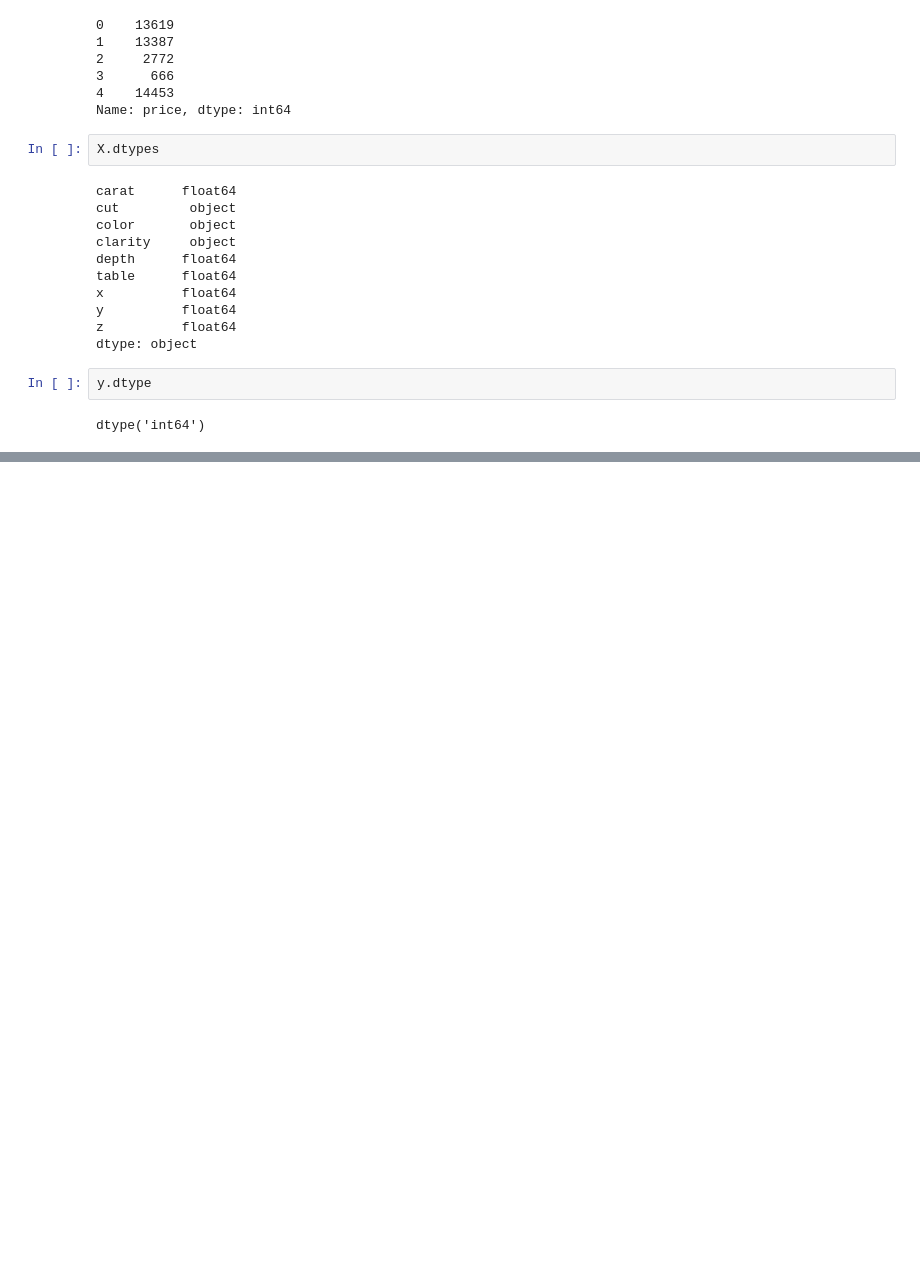
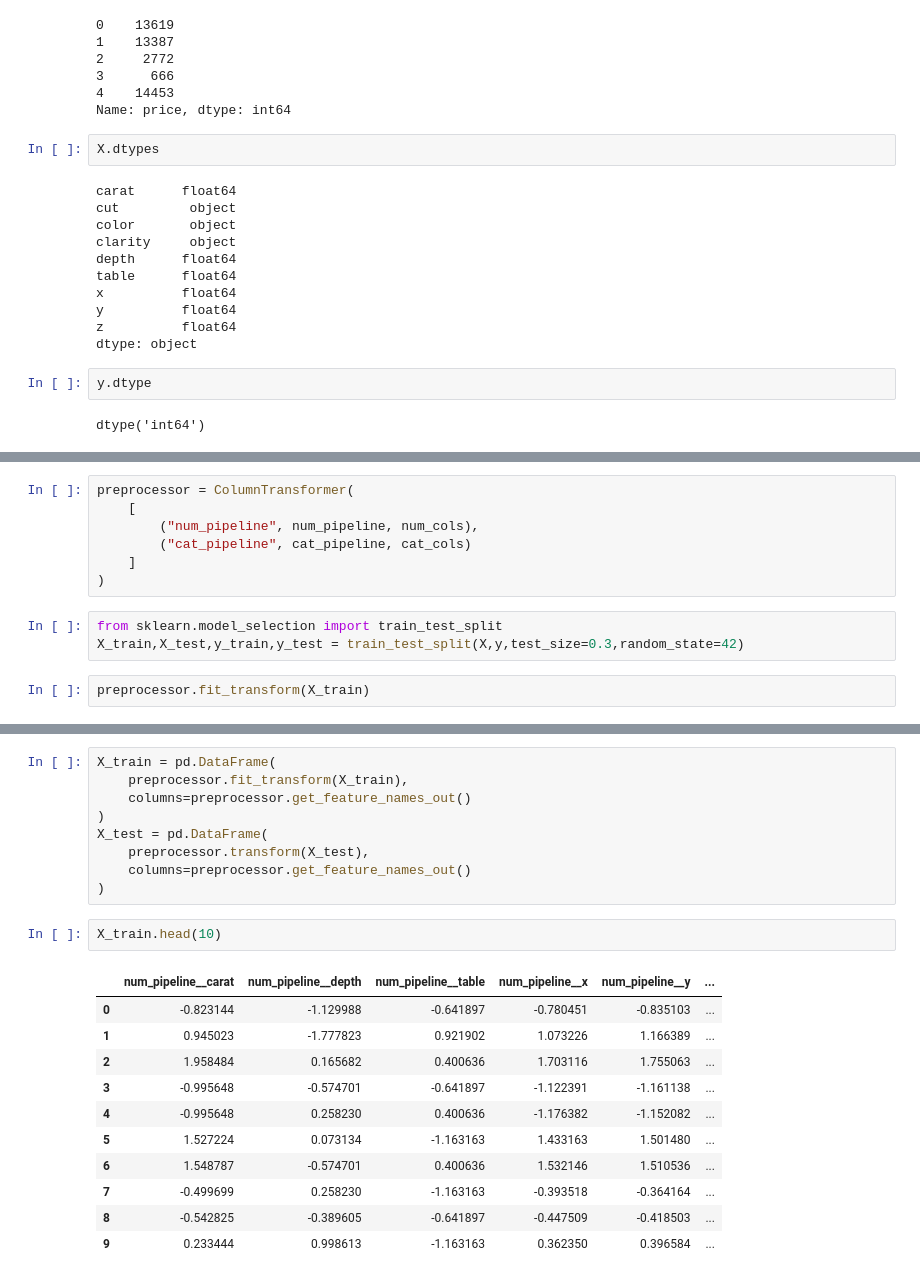
Before and after one commit to 1av22/ML-Ops-First-Project, a Jupyter notebook: experiments/experiment.ipynb, the cells around one changed output, grey strips where cells are left out. Saved outputs shown, nothing was run; the diff lists cells and outputs as text; blank space fills up the shorter version.

```diff
--- a/experiments/experiment.ipynb
+++ b/experiments/experiment.ipynb
@@ -215,0 +229,12 @@ cat_pipeline = Pipeline(
+# %%
+preprocessor = ColumnTransformer(
+    [
+        ("num_pipeline", num_pipeline, num_cols),
+        ("cat_pipeline", cat_pipeline, cat_cols)
+    ]
+)
+# %%
+from sklearn.model_selection import train_test_split
+X_train,X_test,y_train,y_test = train_test_split(X,y,test_size=0.3,random_state=42)
+# %%
+preprocessor.fit_transform(X_train)
@@ -215,0 +278,23 @@ cat_pipeline = Pipeline(
+# %%
+X_train = pd.DataFrame(
+    preprocessor.fit_transform(X_train),
+    columns=preprocessor.get_feature_names_out()
+)
+X_test = pd.DataFrame(
+    preprocessor.transform(X_test),
+    columns=preprocessor.get_feature_names_out()
+)
+# %%
+X_train.head(10)
+# %% [output]
+|  | num_pipeline__carat | num_pipeline__depth | num_pipeline__table | num_pipeline__x | num_pipeline__y | ... |
+| 0 | -0.823144 | -1.129988 | -0.641897 | -0.780451 | -0.835103 | ... |
+| 1 | 0.945023 | -1.777823 | 0.921902 | 1.073226 | 1.166389 | ... |
+| 2 | 1.958484 | 0.165682 | 0.400636 | 1.703116 | 1.755063 | ... |
+| 3 | -0.995648 | -0.574701 | -0.641897 | -1.122391 | -1.161138 | ... |
+| 4 | -0.995648 | 0.258230 | 0.400636 | -1.176382 | -1.152082 | ... |
+| 5 | 1.527224 | 0.073134 | -1.163163 | 1.433163 | 1.501480 | ... |
+| 6 | 1.548787 | -0.574701 | 0.400636 | 1.532146 | 1.510536 | ... |
+| 7 | -0.499699 | 0.258230 | -1.163163 | -0.393518 | -0.364164 | ... |
+| 8 | -0.542825 | -0.389605 | -0.641897 | -0.447509 | -0.418503 | ... |
+| 9 | 0.233444 | 0.998613 | -1.163163 | 0.362350 | 0.396584 | ... |
```
Also changed, not shown: parts of 14 cells of this notebook.
